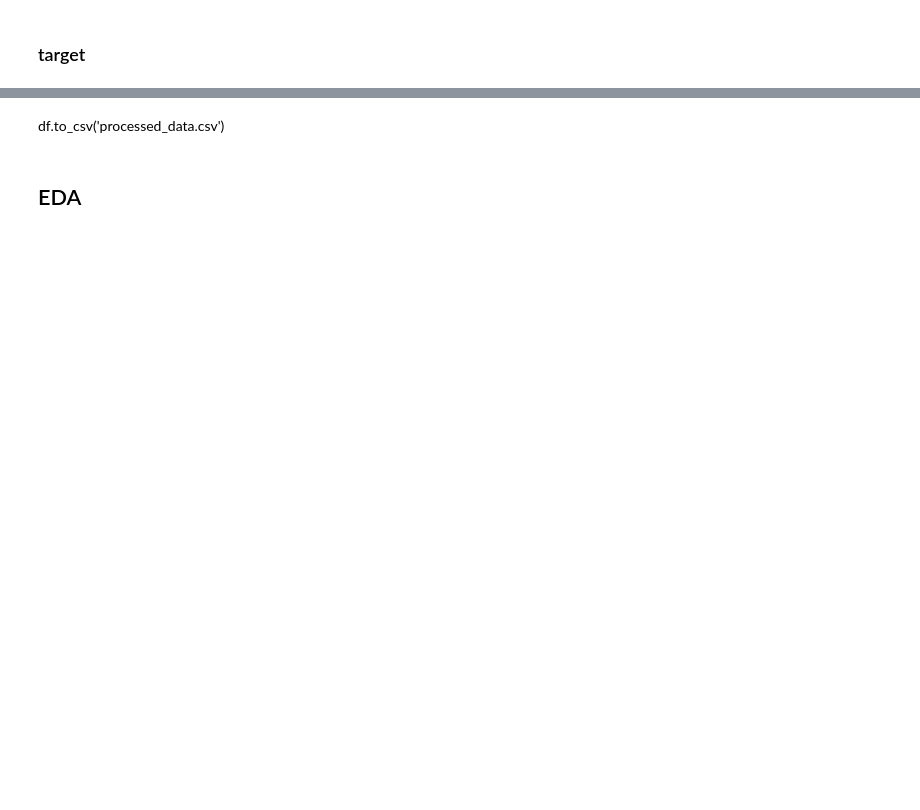
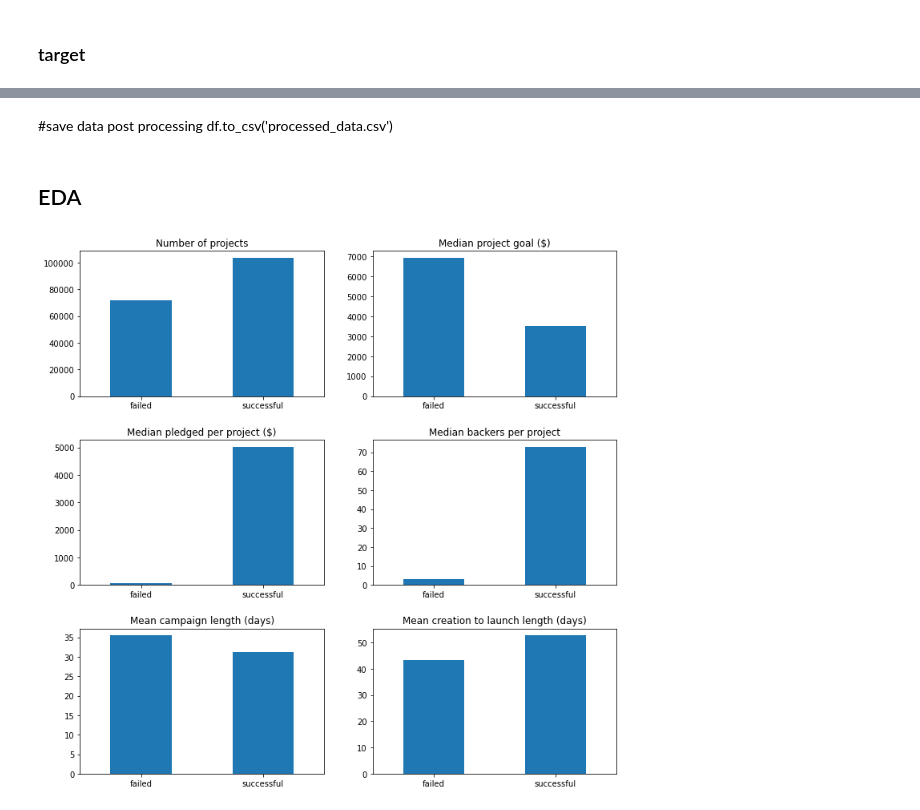
Before and after one commit to alicetsai1020/campaigns_on_kickstarter, a Jupyter notebook: draft.ipynb, the cells around one changed output, grey strips where cells are left out. Drawn from its saved outputs; the diff is of its cells as text; code cells hidden in the pictures; blank space fills up the shorter version.

```diff
--- a/draft.ipynb
+++ b/draft.ipynb
@@ -247,9 +239,3 @@ df['launch_day'] = df['launched_at'].dt.day_name()
 
 # Deadline day of week
 df['deadline_day'] = df['deadline'].dt.day_name()
-
-# Launch month
-df['launch_month'] = df['launched_at'].dt.month_name()
-
-# Deadline month
-df['deadline_month'] = df['deadline'].dt.month_name()
@@ -451,3 +385,6 @@ def normalize_and_lemmatize(input):
 df = df.dropna(axis=0, subset=['blurb'])
 # %%
 df['clean_text'] = df['blurb'].map(lambda text: normalize_and_lemmatize(text))
+# %%
+# Dropping blurb
+df.drop(['blurb'], axis=1, inplace=True)
@@ -454,9 +399,9 @@ df['clean_text'] = df['blurb'].map(lambda text: normalize_and_lemmatize(text))
+# %%
+# Dropping goal, static_usd_rate
+df.drop(['goal', 'static_usd_rate'], axis=1, inplace=True)
 # %% [markdown]
 ### target
 # %%
 df = df[df['state'].isin(['successful', 'failed'])]
-# %%
-# Dropping goal, static_usd_rate, blurb
-df.drop(['goal', 'static_usd_rate', 'blurb'], axis=1, inplace=True)
 # %%
 df.info()
@@ -463,52 +454,40 @@ df.info()
 # %% [markdown]
+#save data post processing
 df.to_csv('processed_data.csv')
 # %% [markdown]
 ## EDA
 # %%
 # Plotting the average amount pledged to successful and unsuccesful projects
-fig, ((ax1, ax2, ax3), (ax4, ax5, ax6)) = plt.subplots(2, 3, figsize=(12,12))
+fig, ((ax1, ax2), (ax3,ax4), (ax5, ax6)) = plt.subplots(3, 2, figsize=(12,12))
 
-df['state'].value_counts(ascending=True).plot(kind='bar', ax=ax1, color=['firebrick', 'seagreen'], rot=0)
+df['state'].value_counts(ascending=True).plot(kind='bar', ax=ax1, rot=0)
 ax1.set_title('Number of projects')
 ax1.set_xlabel('')
 
-df.groupby('state').usd_goal.median().plot(kind='bar', ax=ax2, color=['firebrick', 'seagreen'], rot=0)
+df.groupby('state').usd_goal.median().plot(kind='bar', ax=ax2, rot=0)
 ax2.set_title('Median project goal ($)')
 ax2.set_xlabel('')
 
-df.groupby('state').usd_pledged.median().plot(kind='bar', ax=ax3, color=['firebrick', 'seagreen'], rot=0)
+df.groupby('state').usd_pledged.median().plot(kind='bar', ax=ax3, rot=0)
 ax3.set_title('Median pledged per project ($)')
 ax3.set_xlabel('')
 
-df.groupby('state').backers_count.median().plot(kind='bar', ax=ax4, color=['firebrick', 'seagreen'], rot=0)
+df.groupby('state').backers_count.median().plot(kind='bar', ax=ax4, rot=0)
 ax4.set_title('Median backers per project')
 ax4.set_xlabel('')
 
-df.groupby('state').campaign_days.mean().plot(kind='bar', ax=ax5, color=['firebrick', 'seagreen'], rot=0)
+df.groupby('state').campaign_days.mean().plot(kind='bar', ax=ax5, rot=0)
 ax5.set_title('Mean campaign length (days)')
 ax5.set_xlabel('')
 
-df.groupby('state').creation_to_launch_days.mean().plot(kind='bar', ax=ax6, color=['firebrick', 'seagreen'], rot=0)
+df.groupby('state').creation_to_launch_days.mean().plot(kind='bar', ax=ax6, rot=0)
 ax6.set_title('Mean creation to launch length (days)')
 ax6.set_xlabel('')
 
-# df.groupby('state').name_length.mean().plot(kind='bar', ax=ax7, color=['firebrick', 'seagreen'], rot=0)
-# ax7.set_title('Mean name length (words)')
-# ax7.set_xlabel('')
-
-# df.groupby('state').blurb_length.mean().plot(kind='bar', ax=ax8, color=['firebrick', 'seagreen'], rot=0)
-# ax8.set_title('Mean blurb length (words)')
-# ax8.set_xlabel('')
-
-# # Creating a dataframe grouped by staff_pick with columns for failed and successful
-# pick_df = pd.get_dummies(df.set_index('staff_pick').state).groupby('staff_pick').sum()
-# # Normalizes counts by column, and selects the 'True' category (iloc[1])
-# (pick_df.div(pick_df.sum(axis=0), axis=1)).iloc[1].plot(kind='bar', ax=ax9, color=['firebrick', 'seagreen'], rot=0)
-# ax9.set_title('Proportion that are staff picks')
-# ax9.set_xlabel('')
-
 fig.subplots_adjust(hspace=0.3)
 plt.show()
+# %% [output]
+[figure, added]
 # %%
 # Creating a dataframe grouped by category with columns for failed and successful
 cat_df = pd.get_dummies(df.set_index('category').state).groupby('category').sum()
```
Also changed, not shown: parts of 30 cells of this notebook.
